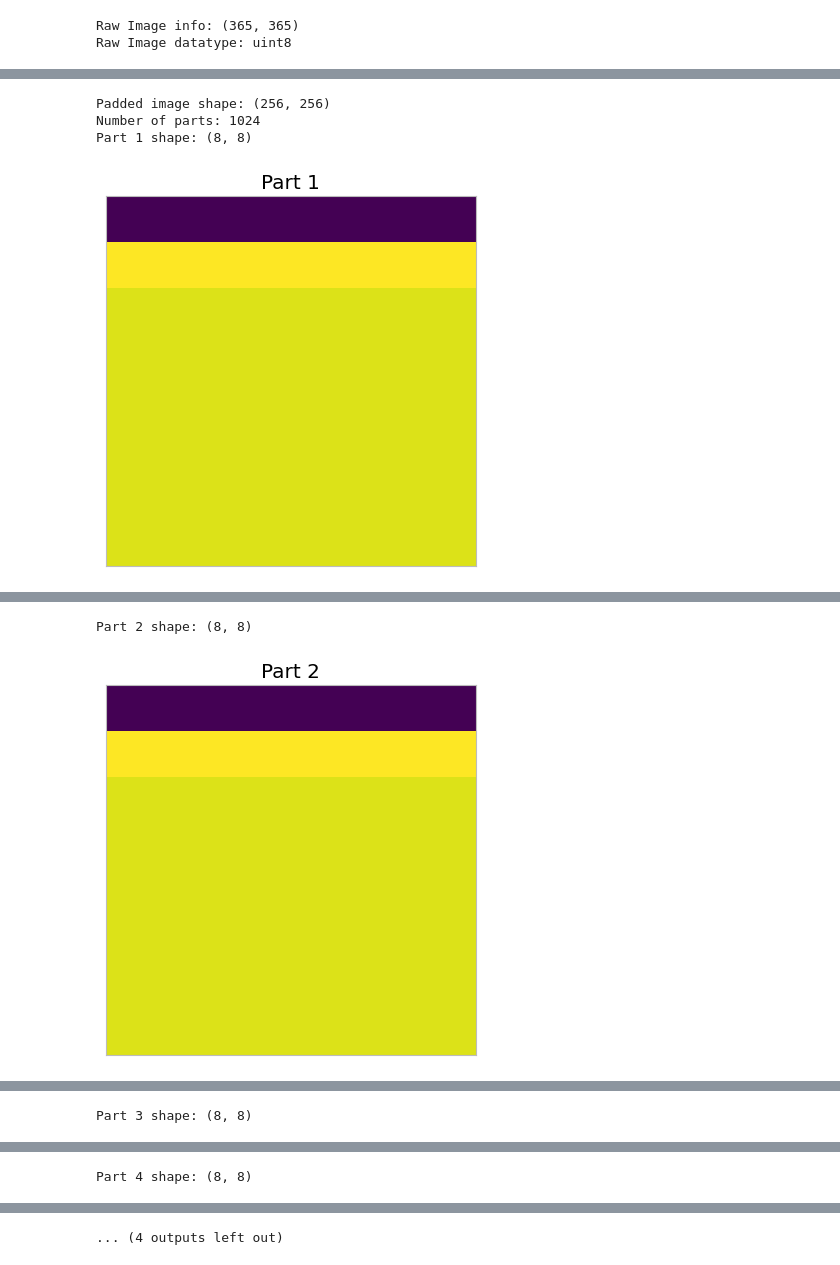
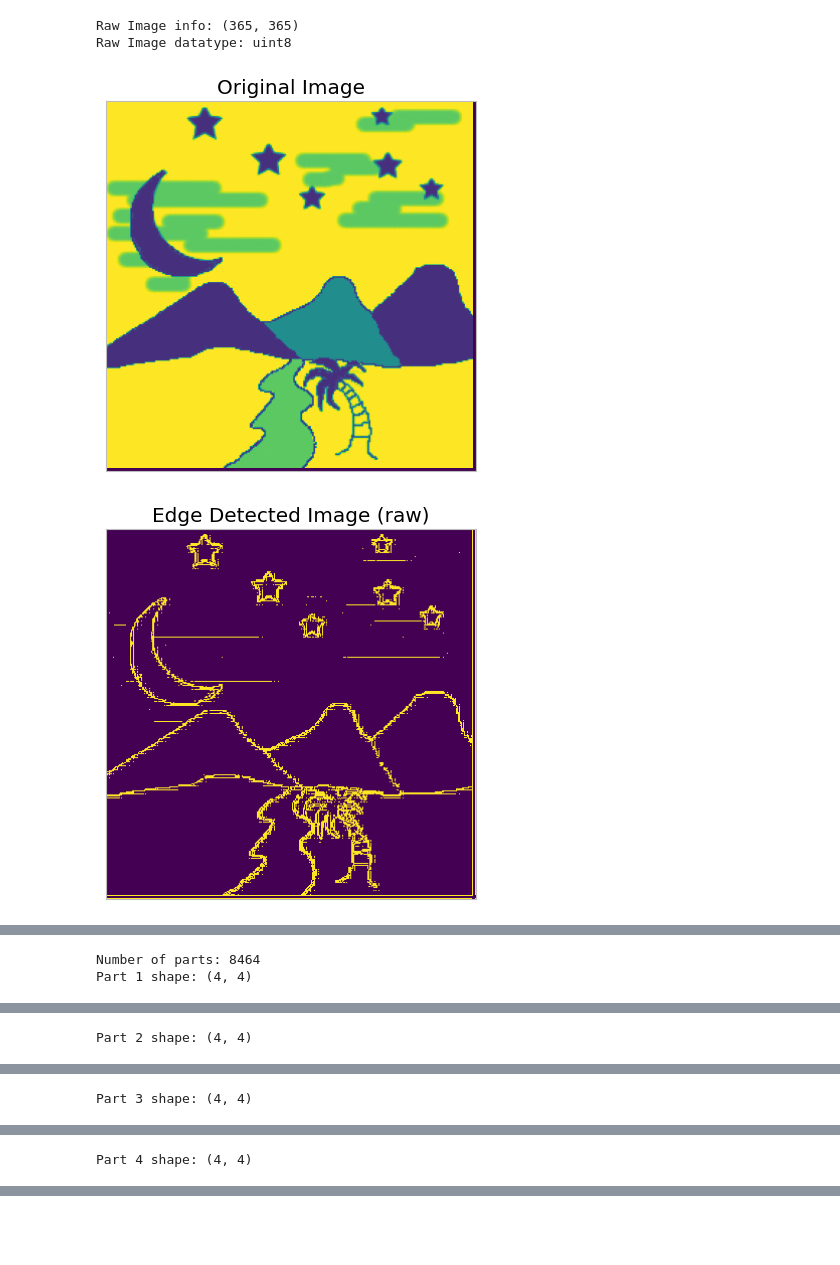
Before and after one commit to HiddenGarcia/AQA, a Jupyter notebook: Main.ipynb, the cells around one changed output, grey strips where cells are left out. Saved outputs shown, nothing was run; the diff lists cells and outputs as text; code cells hidden in the pictures; blank space fills up the shorter version.

```diff
--- a/Main.ipynb
+++ b/Main.ipynb
@@ -314,10 +316,10 @@ def process_part(part, data_qb):
     Processes a single part of the image using quantum edge detection.
     """
     # Normalize the part using the improved function
-    image_norm_h = new_amplitude_encode(part)
+    image_norm_h = amplitude_encode(part)
     image_norm_h = image_norm_h / np.linalg.norm(image_norm_h)  # Ensure normalization
 
-    image_norm_v = new_amplitude_encode(part.T)
+    image_norm_v = amplitude_encode(part.T)
     image_norm_v = image_norm_v / np.linalg.norm(image_norm_v)  # Ensure normalization
 
     # Define the number of qubits
@@ -393,3 +364,10 @@ def plot_image(img, title: str):
     plt.xticks([])  # Remove x-axis ticks
     plt.yticks([])  # Remove y-axis ticks
     plt.show()
+# %%
+def extract_edges(statevector, data_qb, shape):
+    amps = np.abs(statevector)
+    max_amp = np.max(amps)
+    threshold = max_amp * 0.1  # 10% of max amplitude
+    edge_bits = np.array([1 if np.abs(statevector[2*i+1]) > threshold else 0 for i in range(2**data_qb)])
+    return edge_bits.reshape(shape)
@@ -408,43 +412,41 @@ def pad_image(image, part_size):
     return padded_image
 # %%
 # Define the part size and number of qubits
-part_size = int(np.sqrt(2**6))  # For 6 qubits, part_size = 8
-data_qb = int(np.log2(part_size**2))  # Number of data qubits required
-anc_qb = 1  # Number of ancillary qubits
-total_qb = data_qb + anc_qb
+part_size = 4  # Use smaller blocks for higher detail
+data_qb = int(np.log2(part_size**2))
 
+image_raw = pad_image(image_raw, part_size)
+parts = split_image(image_raw, part_size)
+processed_parts = [process_part(part, data_qb) for part in parts]
+edge_detected_image = combine_parts(processed_parts, image_raw.shape, part_size)
 
-image_raw = pad_image_to_256(image_raw)
-image_raw = pad_image(image_raw, part_size)
-print("Padded image shape:", image_raw.shape)
-image_norm_h = new_amplitude_encode(image_raw)
+# Optional: Smooth the result to reduce blockiness
+edge_detected_image_smooth = gaussian_filter(edge_detected_image, sigma=1)
 
-# Vertical: Transpose of Original image
-image_norm_v = new_amplitude_encode(image_raw.T)
-# Initialize some global variable for number of qubits
-
-
-image_raw = pad_image_to_256(image_raw)
-
+plot_image(image_raw, 'Original Image')
+plot_image(edge_detected_image, 'Edge Detected Image (raw)')
+plot_image(edge_detected_image_smooth, 'Edge Detected Image (smoothed)')
 
 
 
 parts = split_image(image_raw, part_size)
 print(f"Number of parts: {len(parts)}")
 for idx, part in enumerate(parts):
     print(f"Part {idx + 1} shape: {part.shape}")
     # Optionally plot a few parts
     if idx < 4:
         plot_image(part, f'Part {idx + 1}')
 # Process each part
 processed_parts = [process_part(part, data_qb) for part in parts]
 for idx, processed_part in enumerate(processed_parts):
     if idx < 4:
         plot_image(processed_part, f'Processed Part {idx + 1}')
 # Combine the processed parts
 edge_detected_image = combine_parts(processed_parts, image_raw.shape, part_size)
 print("Edge detected image shape:", edge_detected_image.shape)
 # Visualize the results
 plot_image(image_raw, 'Original Image')
 plot_image(edge_detected_image, 'Edge Detected Image')
 # %% [output]
+[figure, new version]
+[figure, new version]
@@ -451,4 +454,2 @@ plot_image(edge_detected_image, 'Edge Detected Image')
-Padded image shape: (256, 256)
-Number of parts: 1024
-Part 1 shape: (8, 8)
+Number of parts: 8464
+Part 1 shape: (4, 4)
-[figure, old version]
@@ -455,2 +457 @@ Part 1 shape: (8, 8)
-Part 2 shape: (8, 8)
+Part 2 shape: (4, 4)
-[figure, old version]
@@ -457 +459 @@ Part 2 shape: (8, 8)
-Part 3 shape: (8, 8)
+Part 3 shape: (4, 4)
@@ -459 +461 @@ Part 3 shape: (8, 8)
-Part 4 shape: (8, 8)
+Part 4 shape: (4, 4)
@@ -481 +479,0 @@ Part 1024 shape: (8, 8)
-... (4 outputs left out)
```
Also changed, not shown: parts of 16 cells of this notebook.
